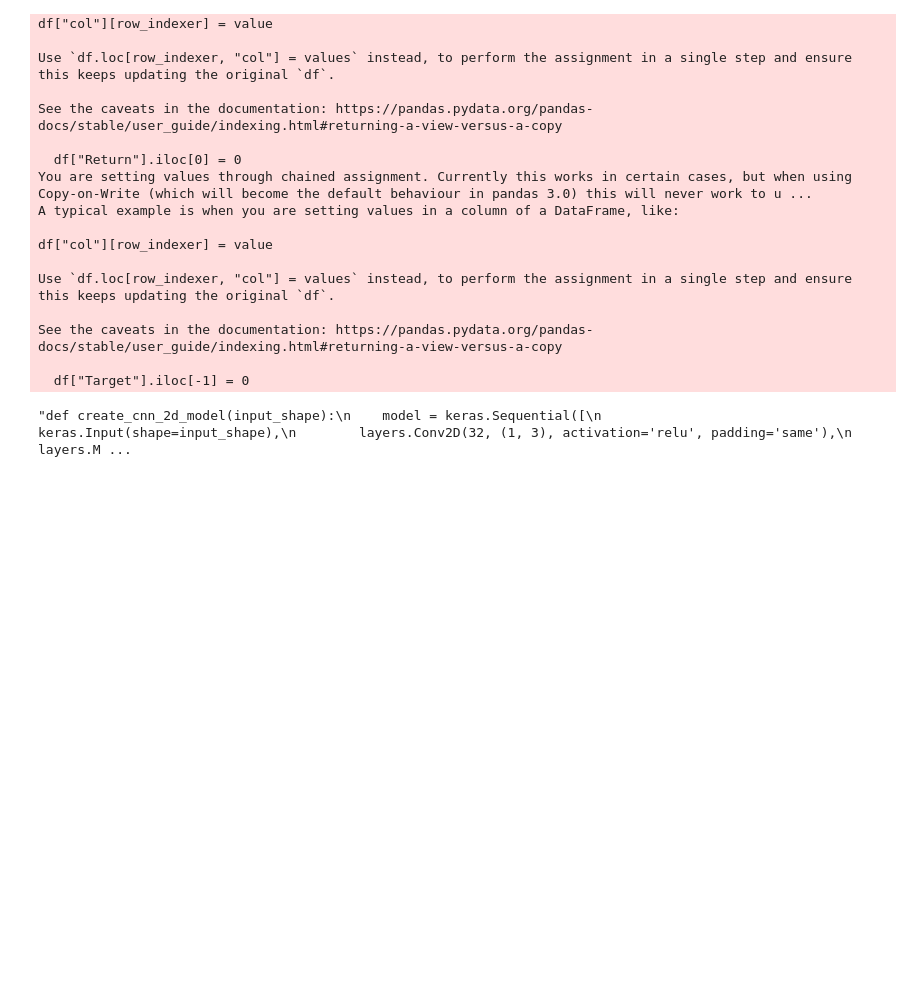
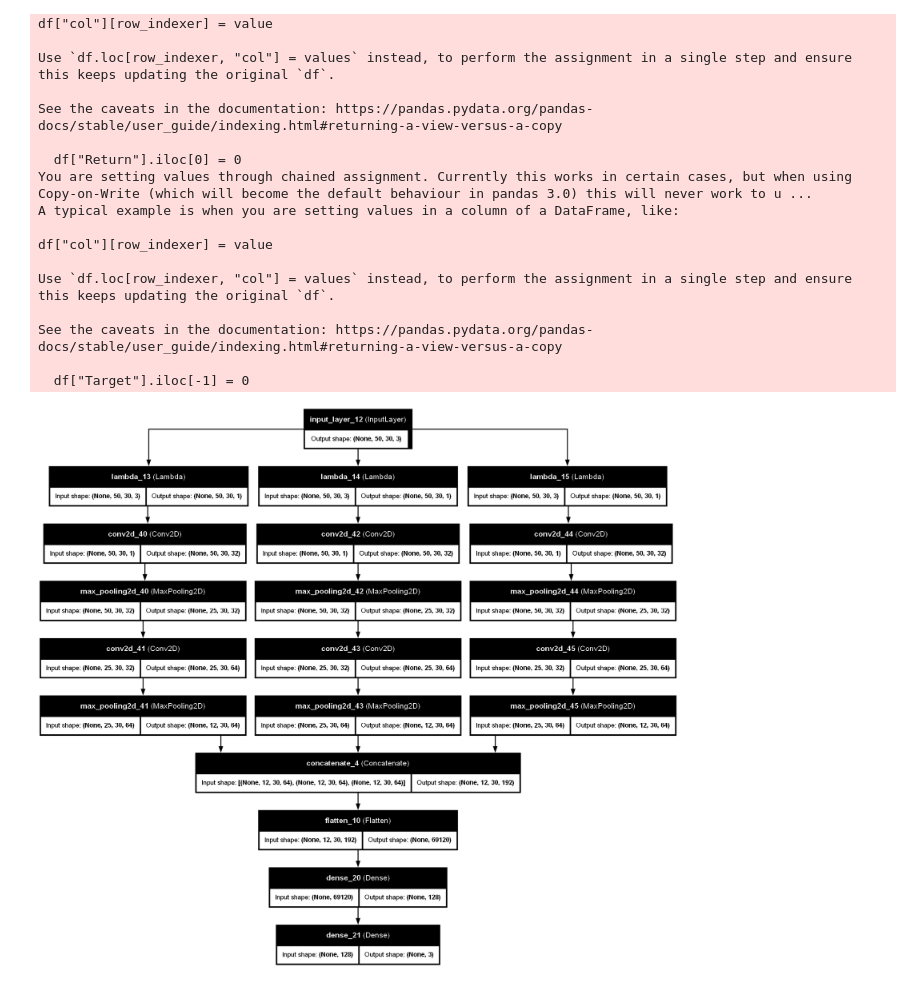
Before and after one commit to jackthompsondb/CNN-LOB-HighFrequency, a Jupyter notebook: completedmodels/CNN2d.ipynb, the cells around one changed output. Drawn from its saved outputs; the diff is of its cells as text; code cells hidden in the pictures; blank space fills up the shorter version.

```diff
--- a/completedmodels/CNN2d.ipynb
+++ b/completedmodels/CNN2d.ipynb
@@ -41,47 +42,44 @@ See the caveats in the documentation: https://pandas.pydata.org/pandas-docs/stab
 # %%
 
 def create_cnn_2d_model_triple_channel(input_shape):
-    # Input layer
     inputs = layers.Input(shape=input_shape)
 
-    # Separate channels for Bid, Ask, and Mid
     green_channel = layers.Lambda(lambda x: x[:, :, :, 1:2])(inputs)  # Mid-price (Green, channel 1)
     red_channel = layers.Lambda(lambda x: x[:, :, :, 0:1])(inputs)    # Ask (Red, channel 0)
     blue_channel = layers.Lambda(lambda x: x[:, :, :, 2:3])(inputs)   # Bid (Blue, channel 2)
 
-    # Convolution layers for each channel
-    # Green (Mid) channel - 5x5 kernel
     green = layers.Conv2D(32, (5, 5), activation='relu', padding='same')(green_channel)
     green = layers.MaxPooling2D((2, 1))(green)
     green = layers.Conv2D(64, (5, 5), activation='relu', padding='same')(green)
     green = layers.MaxPooling2D((2, 1))(green)
 
-    # Red (Ask) channel - 3x3 kernel
     red = layers.Conv2D(32, (5, 5), activation='relu', padding='same')(red_channel)
     red = layers.MaxPooling2D((2, 1))(red)
     red = layers.Conv2D(64, (5, 5), activation='relu', padding='same')(red)
     red = layers.MaxPooling2D((2, 1))(red)
 
-    # Blue (Bid) channel - 3x3 kernel
     blue = layers.Conv2D(32, (3, 3), activation='relu', padding='same')(blue_channel)
     blue = layers.MaxPooling2D((2, 1))(blue)
     blue = layers.Conv2D(64, (3, 3), activation='relu', padding='same')(blue)
     blue = layers.MaxPooling2D((2, 1))(blue)
 
-    # Concatenate outputs from all channels
     concatenated = layers.Concatenate()([green, red, blue])
 
-    # Fully connected layers
     flat = layers.Flatten()(concatenated)
     dense = layers.Dense(128, activation='relu')(flat)
-    outputs = layers.Dense(3, activation='softmax')(dense)  # 3 output classes (example)
+    outputs = layers.Dense(3, activation='softmax')(dense)
 
-    # Create model
     model = models.Model(inputs=inputs, outputs=outputs)
 
     return model
+
+cnn3 = create_cnn_2d_model_triple_channel((50,30,3))
+
+tf.keras.utils.plot_model(cnn3, to_file='triple_cnn_architecture.png', show_shapes=True, show_layer_names=True, dpi=96)
+# %% [output]
+[figure, added]
 # %%
-"""def create_cnn_2d_model(input_shape):
+def create_cnn_2d_model(input_shape):
     model = keras.Sequential([
         keras.Input(shape=input_shape),
         layers.Conv2D(32, (1, 3), activation='relu', padding='same'),
@@ -93,7 +91,3 @@ def create_cnn_2d_model_triple_channel(input_shape):
         layers.Dense(3, activation='softmax')
     ])
     return model
-
-"""
-# %% [output]
-"def create_cnn_2d_model(input_shape):\n    model = keras.Sequential([\n        keras.Input(shape=input_shape),\n        layers.Conv2D(32, (1, 3), activation='relu', padding='same'),\n        layers.M ...
```
Also changed, not shown: parts of 15 cells of this notebook, 20 other files.
